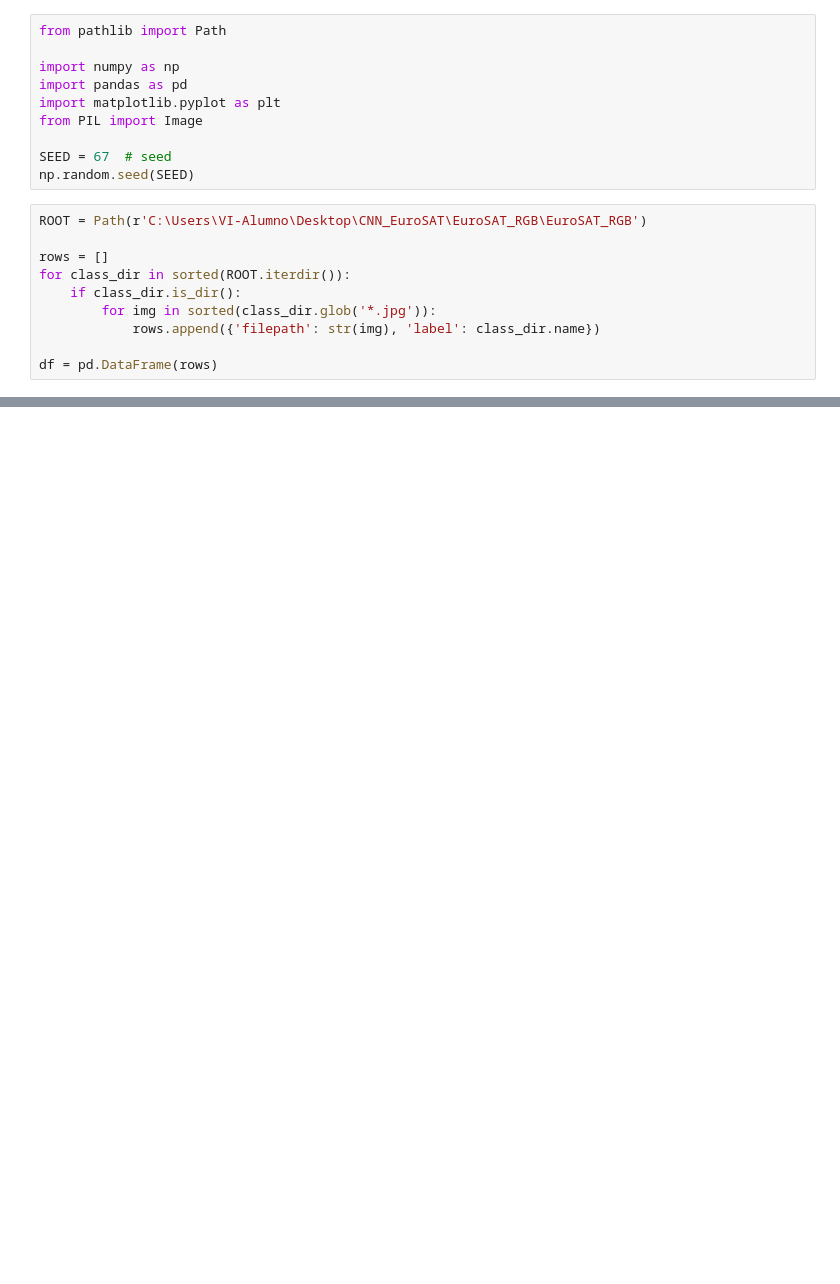
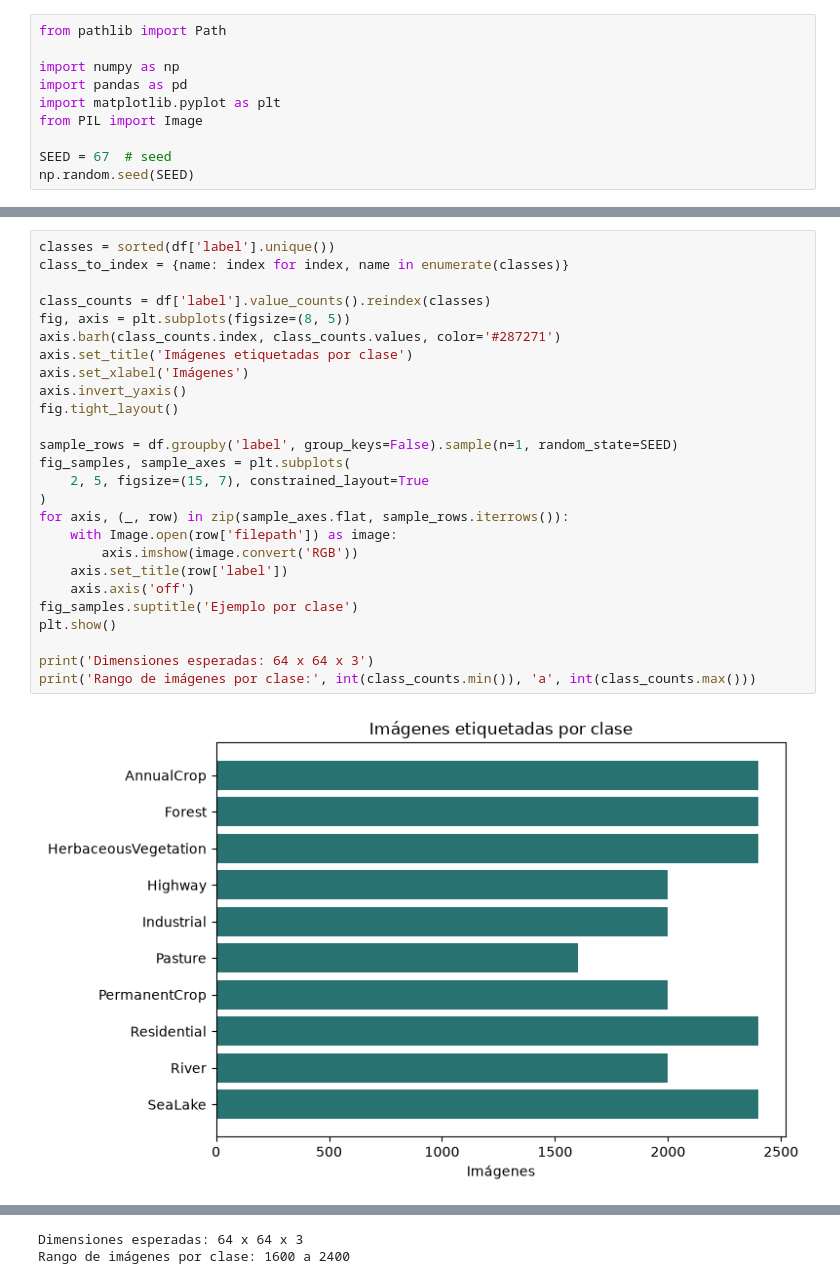
Before and after one commit to BenjaminAlejandroZepeda/CNN_EuroSAT, a Jupyter notebook: CNN_EuroSAT.ipynb, the cells around one changed output, grey strips where cells are left out. Saved outputs shown, nothing was run; the diff lists cells and outputs as text; blank space fills up the shorter version.

```diff
--- a/CNN_EuroSAT.ipynb
+++ b/CNN_EuroSAT.ipynb
@@ -8,13 +8,3 @@ from PIL import Image
 
 SEED = 67  # seed
 np.random.seed(SEED)
-# %%
-ROOT = Path(r'C:\Users\VI-Alumno\Desktop\CNN_EuroSAT\EuroSAT_RGB\EuroSAT_RGB')
-
-rows = []
-for class_dir in sorted(ROOT.iterdir()):
-    if class_dir.is_dir():
-        for img in sorted(class_dir.glob('*.jpg')):
-            rows.append({'filepath': str(img), 'label': class_dir.name})
-
-df = pd.DataFrame(rows)
@@ -48,0 +119,28 @@ size: (64, 64) | mode: RGB
+# %%
+classes = sorted(df['label'].unique())
+class_to_index = {name: index for index, name in enumerate(classes)}
+
+class_counts = df['label'].value_counts().reindex(classes)
+fig, axis = plt.subplots(figsize=(8, 5))
+axis.barh(class_counts.index, class_counts.values, color='#287271')
+axis.set_title('Imágenes etiquetadas por clase')
+axis.set_xlabel('Imágenes')
+axis.invert_yaxis()
+fig.tight_layout()
+
+sample_rows = df.groupby('label', group_keys=False).sample(n=1, random_state=SEED)
+fig_samples, sample_axes = plt.subplots(
+    2, 5, figsize=(15, 7), constrained_layout=True
+)
+for axis, (_, row) in zip(sample_axes.flat, sample_rows.iterrows()):
+    with Image.open(row['filepath']) as image:
+        axis.imshow(image.convert('RGB'))
+    axis.set_title(row['label'])
+    axis.axis('off')
+fig_samples.suptitle('Ejemplo por clase')
+plt.show()
+
+print('Dimensiones esperadas: 64 x 64 x 3')
+print('Rango de imágenes por clase:', int(class_counts.min()), 'a', int(class_counts.max()))
+# %% [output]
+[figure, added]
@@ -48,0 +148,2 @@ size: (64, 64) | mode: RGB
+Dimensiones esperadas: 64 x 64 x 3
+Rango de imágenes por clase: 1600 a 2400
```
Also changed, not shown: parts of 15 cells of this notebook, 3 other files.
